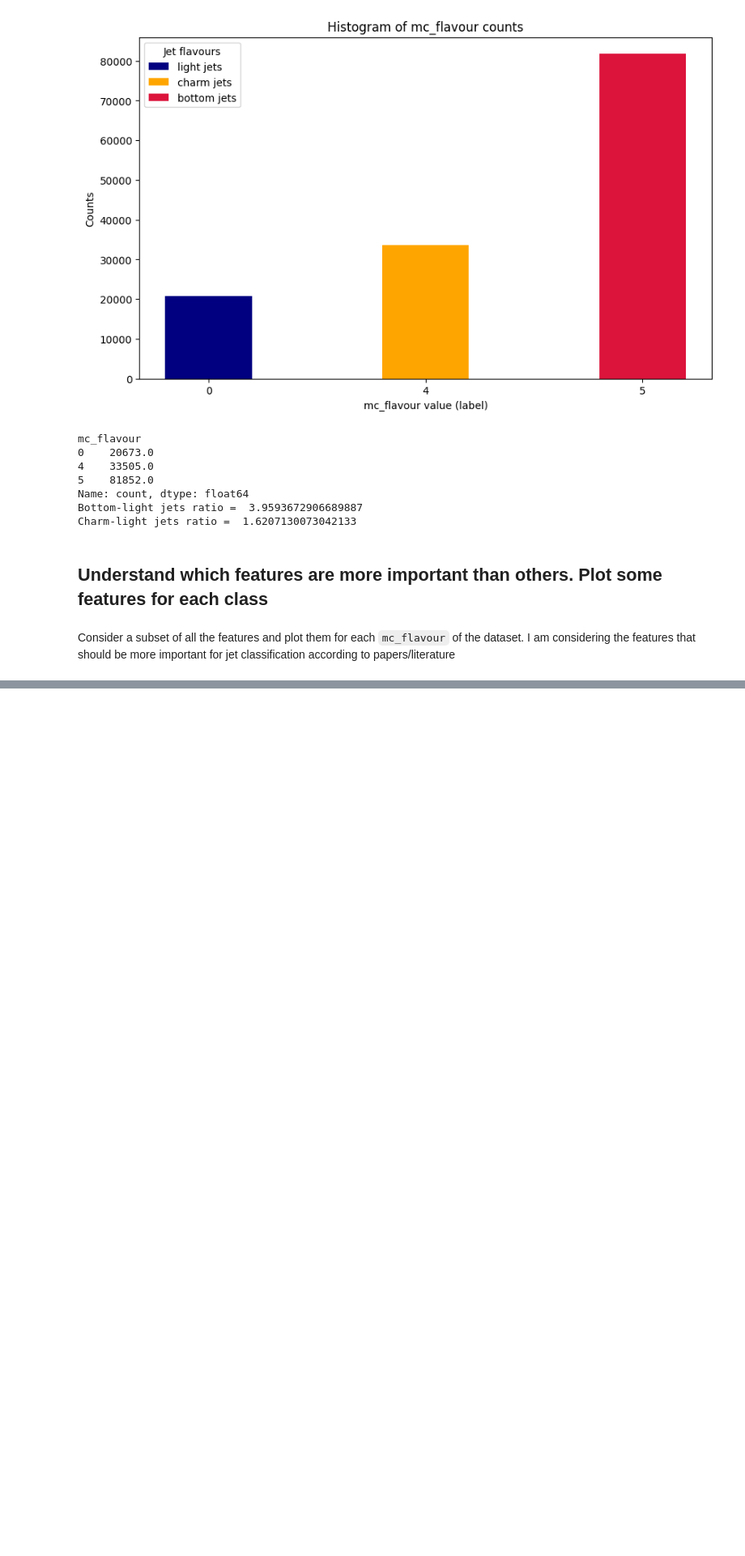
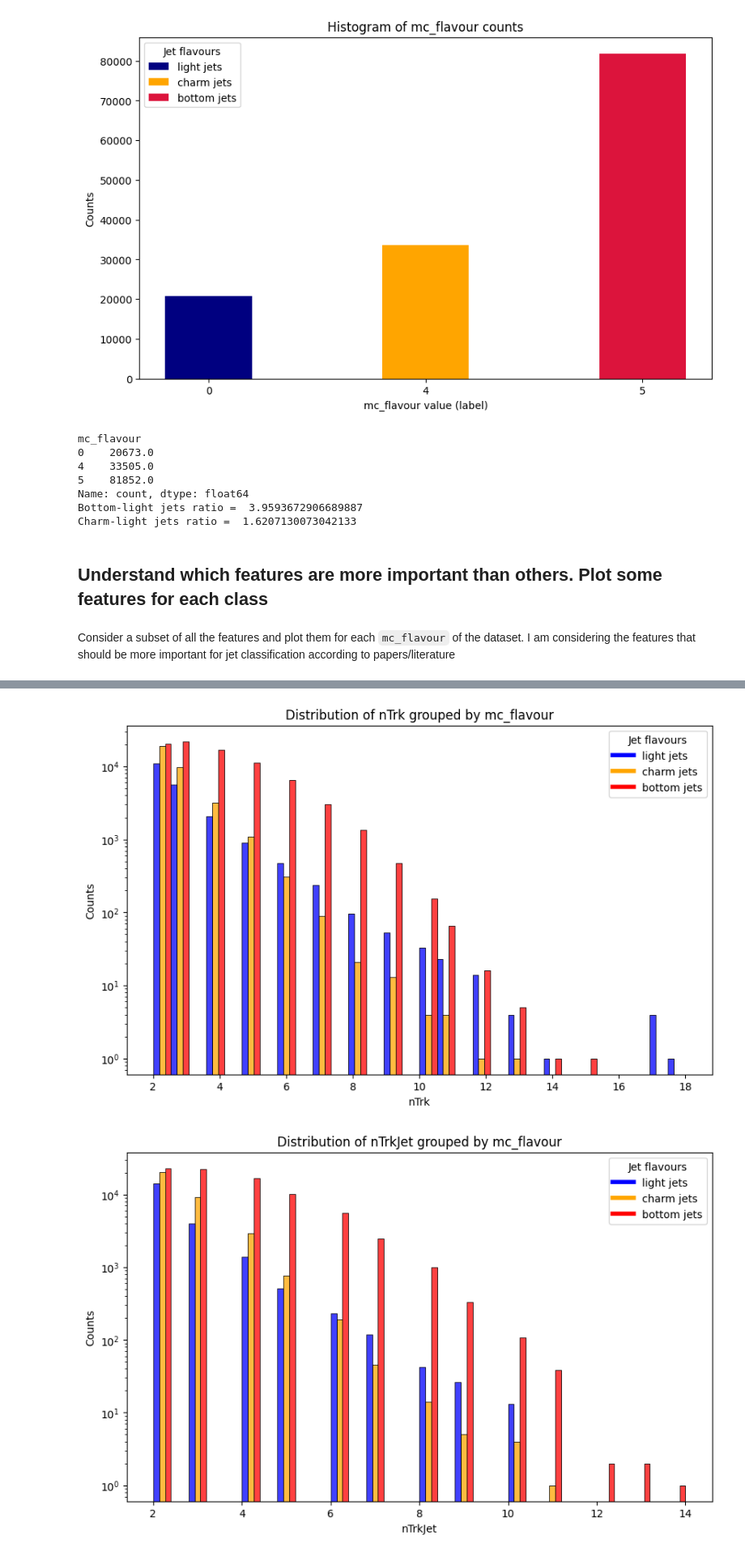
Before and after one commit to Maic-R/ML_for_physics, a Jupyter notebook: features_plot.ipynb, the cells around one changed output, grey strips where cells are left out. Shown at 81% size. Cells and saved outputs as stored; diff of their text form; code cells hidden in the pictures; blank space fills up the shorter version.

```diff
--- a/features_plot.ipynb
+++ b/features_plot.ipynb
@@ -134,0 +121,6 @@ plot_feature('ipChi2Sum', yscale='log') # maybe it is useful
+# %%
+plot_feature('nTrk', yscale='log', multiple='dodge')
+plot_feature('nTrkJet', yscale='log', multiple='dodge')
+# %% [output]
+[figure, added]
+[figure, added]
```
Also changed, not shown: parts of 7 cells of this notebook, 3 other files.
